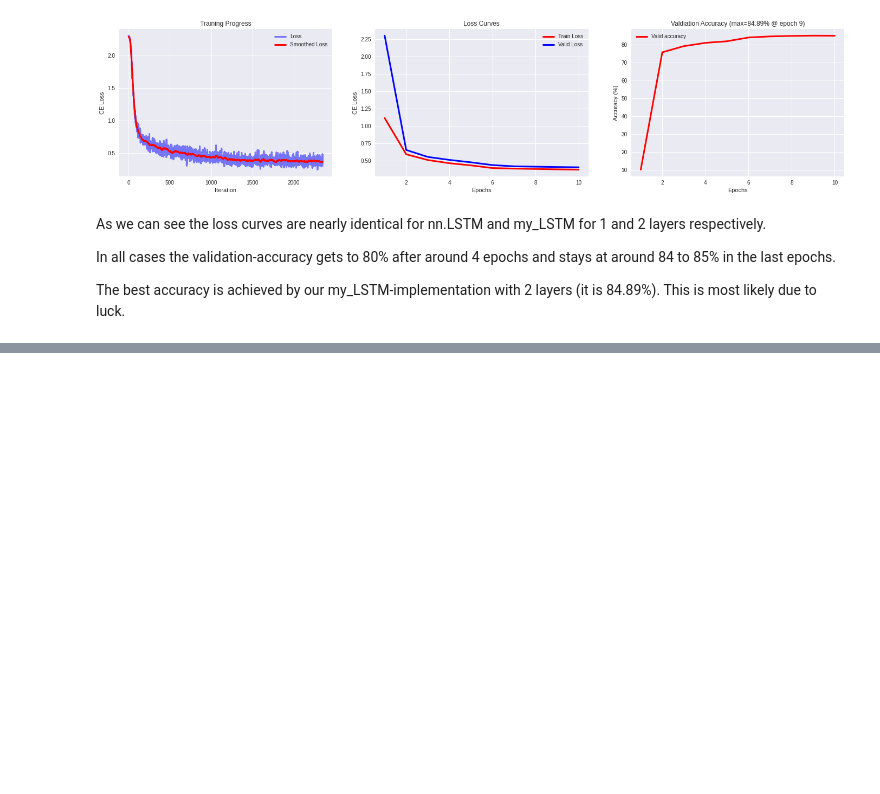
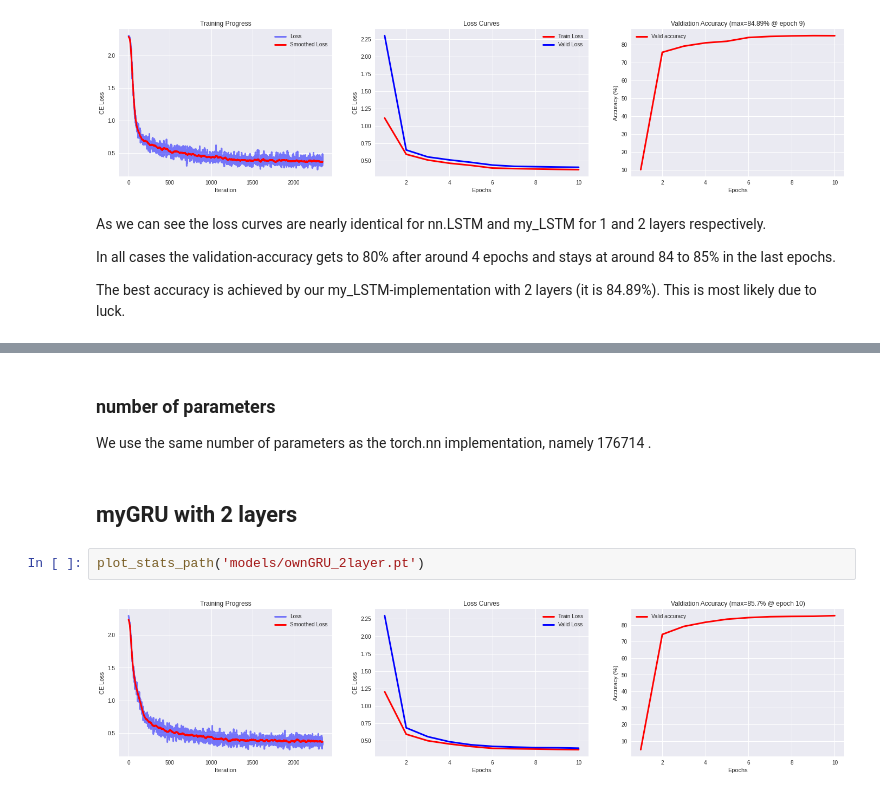
Before and after one commit to bsen/Lab-Vision-Systems, a Jupyter notebook: assignment_05/exercise5.ipynb, the cells around one changed output, grey strips where cells are left out. Cells and saved outputs as stored; diff of their text form; blank space fills up the shorter version.

```diff
--- a/assignment_05/exercise5.ipynb
+++ b/assignment_05/exercise5.ipynb
@@ -373,0 +593,10 @@ This is most likely due to luck.
+# %% [markdown]
+### number of parameters
+
+We use the same number of parameters as the torch.nn implementation, namely 176714 .
+# %% [markdown]
+## myGRU with 2 layers
+# %%
+plot_stats_path('models/ownGRU_2layer.pt')
+# %% [output]
+[figure, added]
```
Also changed, not shown: parts of 23 cells of this notebook, 1 other file.
